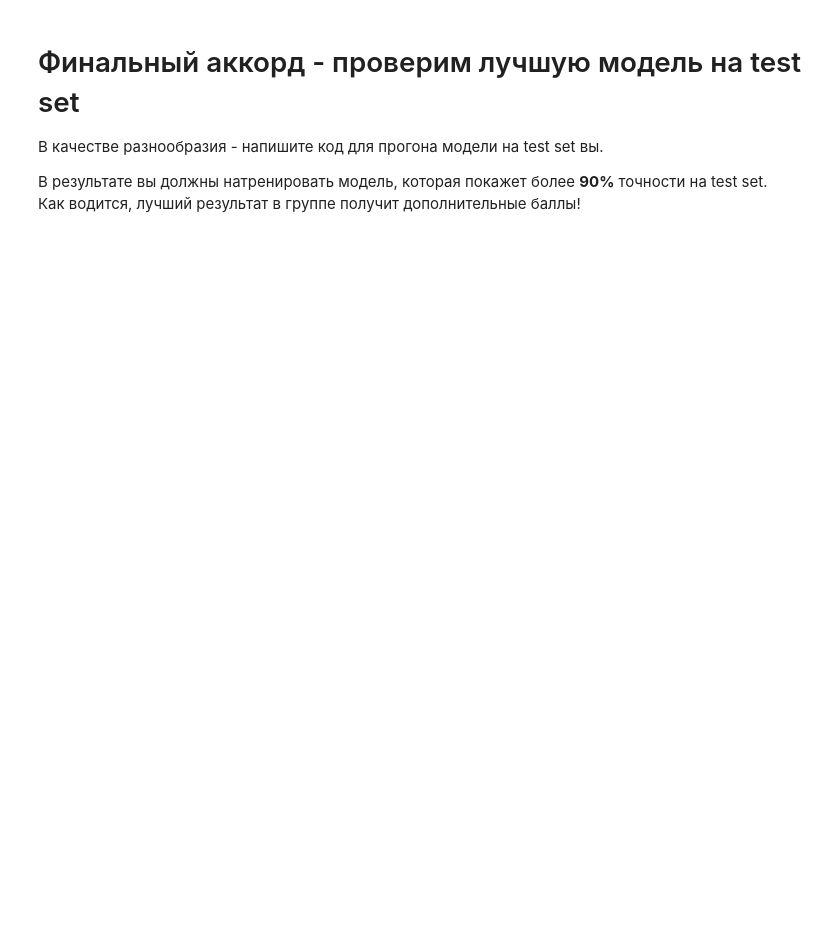
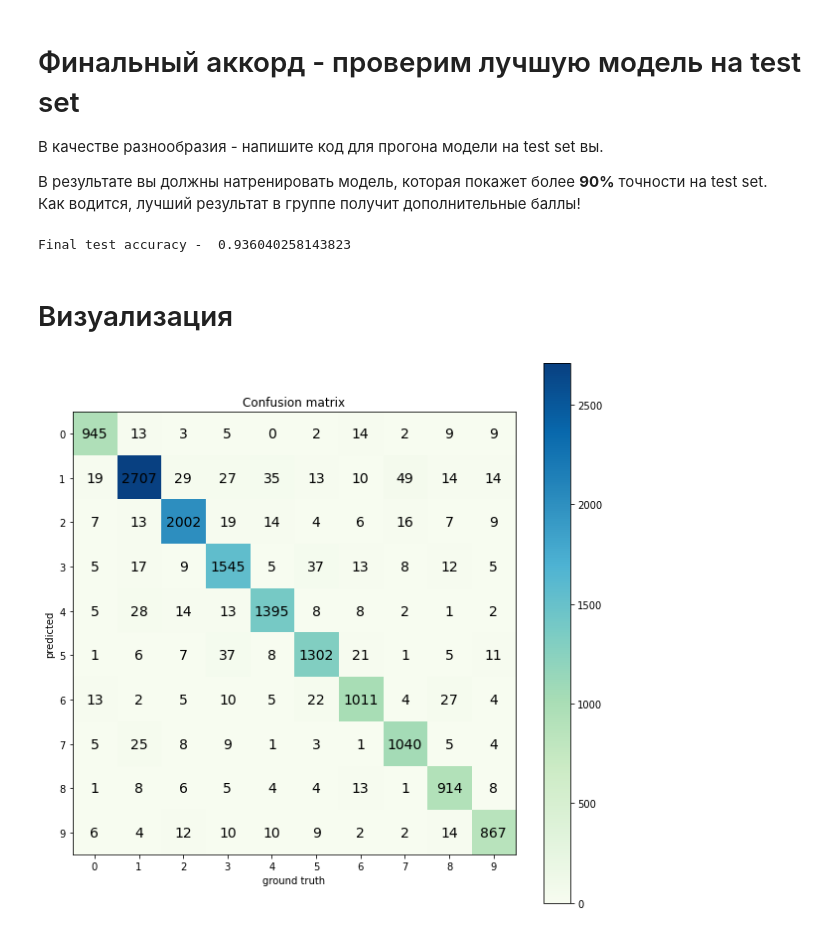
Before and after one commit to jecter1/Deep_Learning, a Jupyter notebook: assignment3/PyTorch_CNN.ipynb, the cells around one changed output. Drawn from its saved outputs; the diff is of its cells as text; code cells hidden in the pictures; blank space fills up the shorter version.

```diff
--- a/assignment3/PyTorch_CNN.ipynb
+++ b/assignment3/PyTorch_CNN.ipynb
@@ -314,0 +646,14 @@ print("Final test accuracy - ", final_test_accuracy)
+# %%
+data_test_size = data_test.data.shape[0]
+test_indices = list(range(data_test_size))
+
+test_sampler = SubsetRandomSampler(test_indices)
+test_loader = torch.utils.data.DataLoader(data_test, batch_size=batch_size,
+                                           sampler=test_sampler)
+
+final_test_accuracy = compute_accuracy(best_model, test_loader)
+print("Final test accuracy - ", final_test_accuracy)
+# %% [output]
+Final test accuracy -  0.936040258143823
+# %% [markdown]
+# Визуализация
@@ -314,0 +726,6 @@ print("Final test accuracy - ", final_test_accuracy)
+# %%
+predictions, gt = evaluate_model(best_model, data_train, val_indices)
+confusion_matrix = build_confusion_matrix(predictions, gt)
+visualize_confusion_matrix(confusion_matrix)
+# %% [output]
+[figure, added]
```
Also changed, not shown: parts of 28 cells of this notebook.
